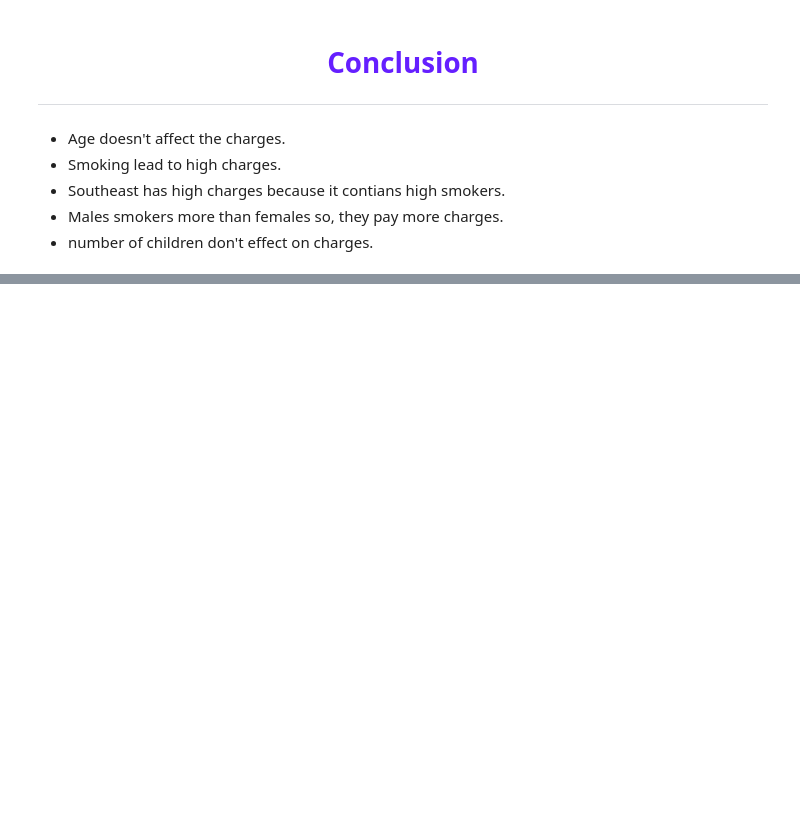
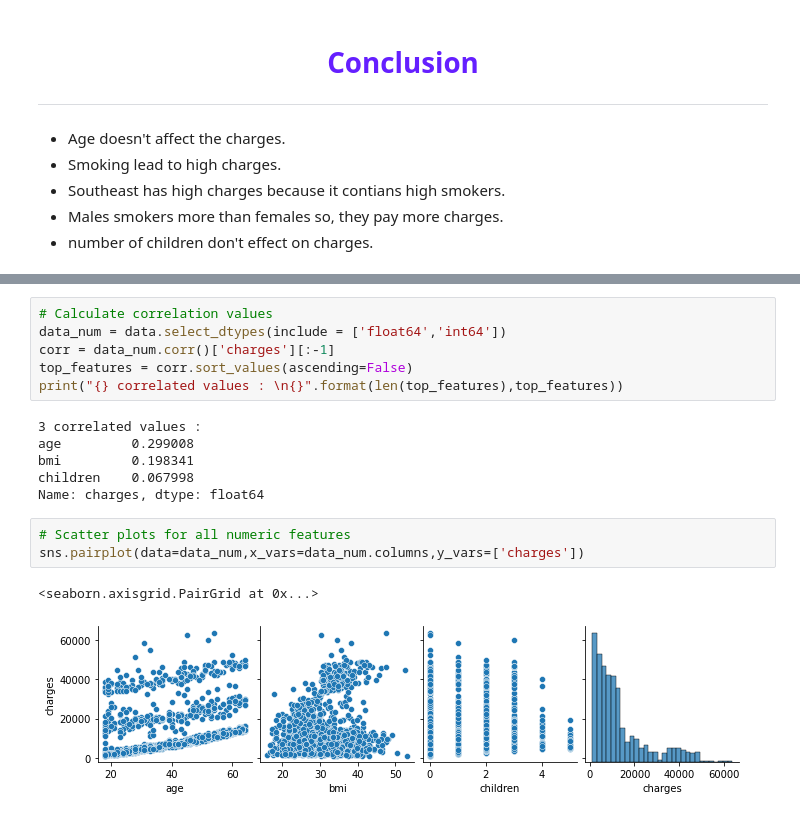
Before and after one commit to josiaspro20/Insurance-data-EDA-analysis-ML-models, a Jupyter notebook: Analysis_and_apply_some_models_(Insurance_data).ipynb, the cells around one changed output, grey strips where cells are left out. Cells and saved outputs as stored; diff of their text form; blank space fills up the shorter version.

```diff
--- a/Analysis_and_apply_some_models_(Insurance_data).ipynb
+++ b/Analysis_and_apply_some_models_(Insurance_data).ipynb
@@ -233,0 +300,18 @@ sns.heatmap(df_new.corr(), annot=True);
+# %%
+# Calculate correlation values
+data_num = data.select_dtypes(include = ['float64','int64'])
+corr = data_num.corr()['charges'][:-1]
+top_features = corr.sort_values(ascending=False)
+print("{} correlated values : \n{}".format(len(top_features),top_features))
+# %% [output]
+3 correlated values :
+age         0.299008
+bmi         0.198341
+children    0.067998
+Name: charges, dtype: float64
+# %%
+# Scatter plots for all numeric features
+sns.pairplot(data=data_num,x_vars=data_num.columns,y_vars=['charges'])
+# %% [output]
+<seaborn.axisgrid.PairGrid at 0x...>
+[figure, added]
```
Also changed, not shown: parts of 89 cells of this notebook.
